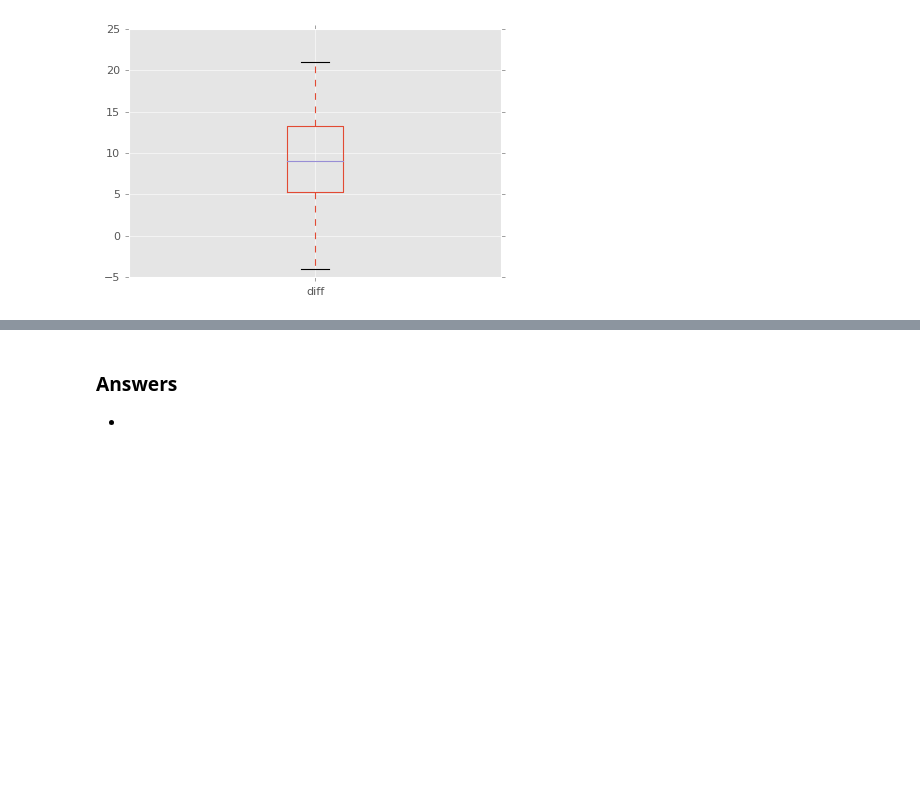
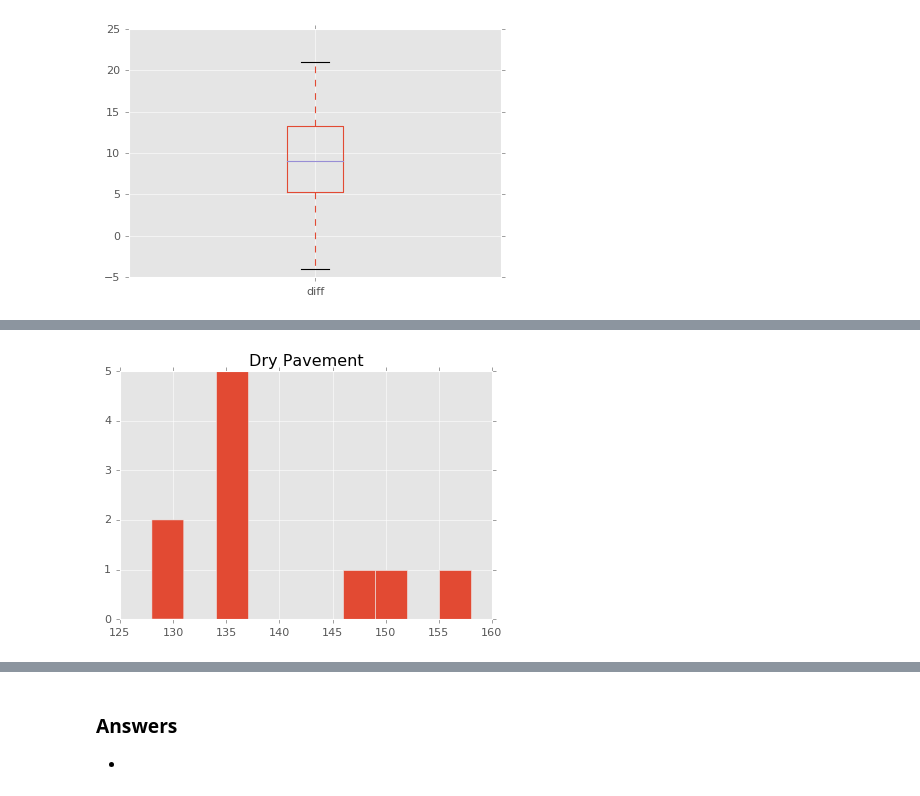
Before and after one commit to rickhaffey/stats-dvb, a Jupyter notebook: exercises/Chapter 25 - Exercises.ipynb, the cells around one changed output, grey strips where cells are left out. Cells and saved outputs as stored; diff of their text form; code cells hidden in the pictures; blank space fills up the shorter version.

```diff
--- a/exercises/Chapter 25 - Exercises.ipynb
+++ b/exercises/Chapter 25 - Exercises.ipynb
@@ -273,0 +371,5 @@ P-value: 0.0028864646690407447
+# %%
+#cat ../data/Braking_test2.txt
+data = pd.read_table("../data/Braking_test2.txt", index_col="Car")
+data['diff'] = data['Wet Pavement'] - data['Dry Pavement']
+data
@@ -273,0 +389,7 @@ P-value: 0.0028864646690407447
+# %%
+data.hist('Dry Pavement');
+# - unimodal
+# - slightly right skewed
+# - approx. normal
+# %% [output]
+[figure, added]
```
Also changed, not shown: parts of 21 cells of this notebook.
